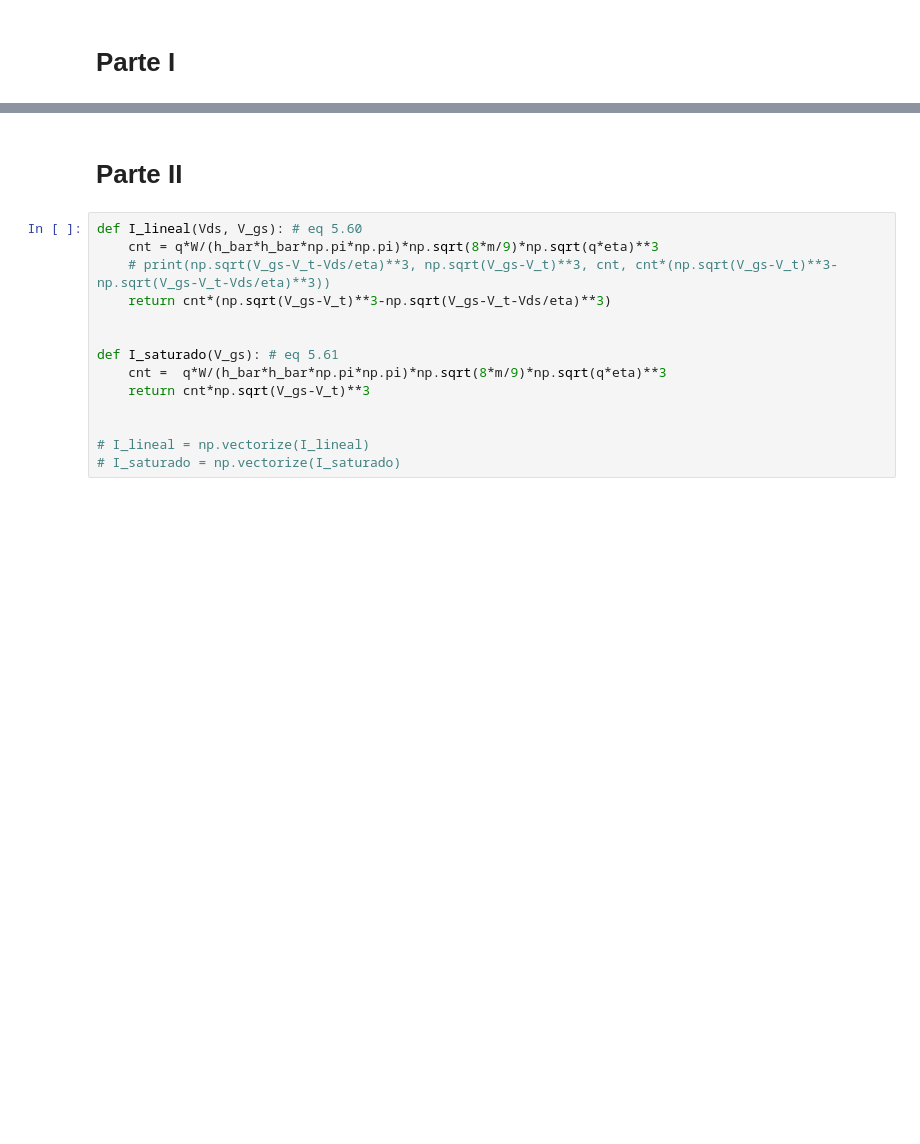
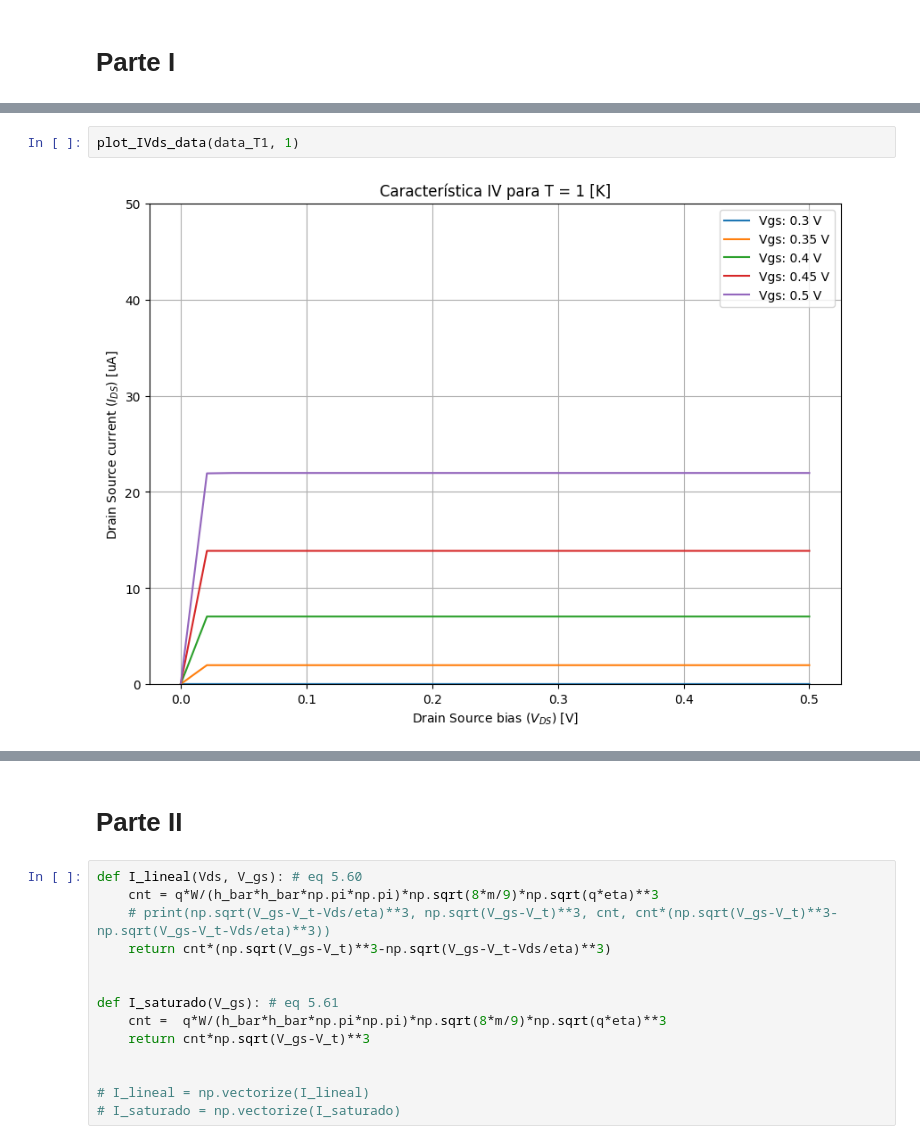
Before and after one commit to bbrisch/Proyekt_nanociencia_2023, a Jupyter notebook: Tarea.ipynb, the cells around one changed output, grey strips where cells are left out. Drawn from its saved outputs; the diff is of its cells as text; blank space fills up the shorter version.

```diff
--- a/Tarea.ipynb
+++ b/Tarea.ipynb
@@ -160,0 +234,4 @@ Vds_array, Ids_array = plot_IVds(
+# %%
+plot_IVds_data(data_T1, 1)
+# %% [output]
+[figure, added]
```
Also changed, not shown: parts of 29 cells of this notebook.
